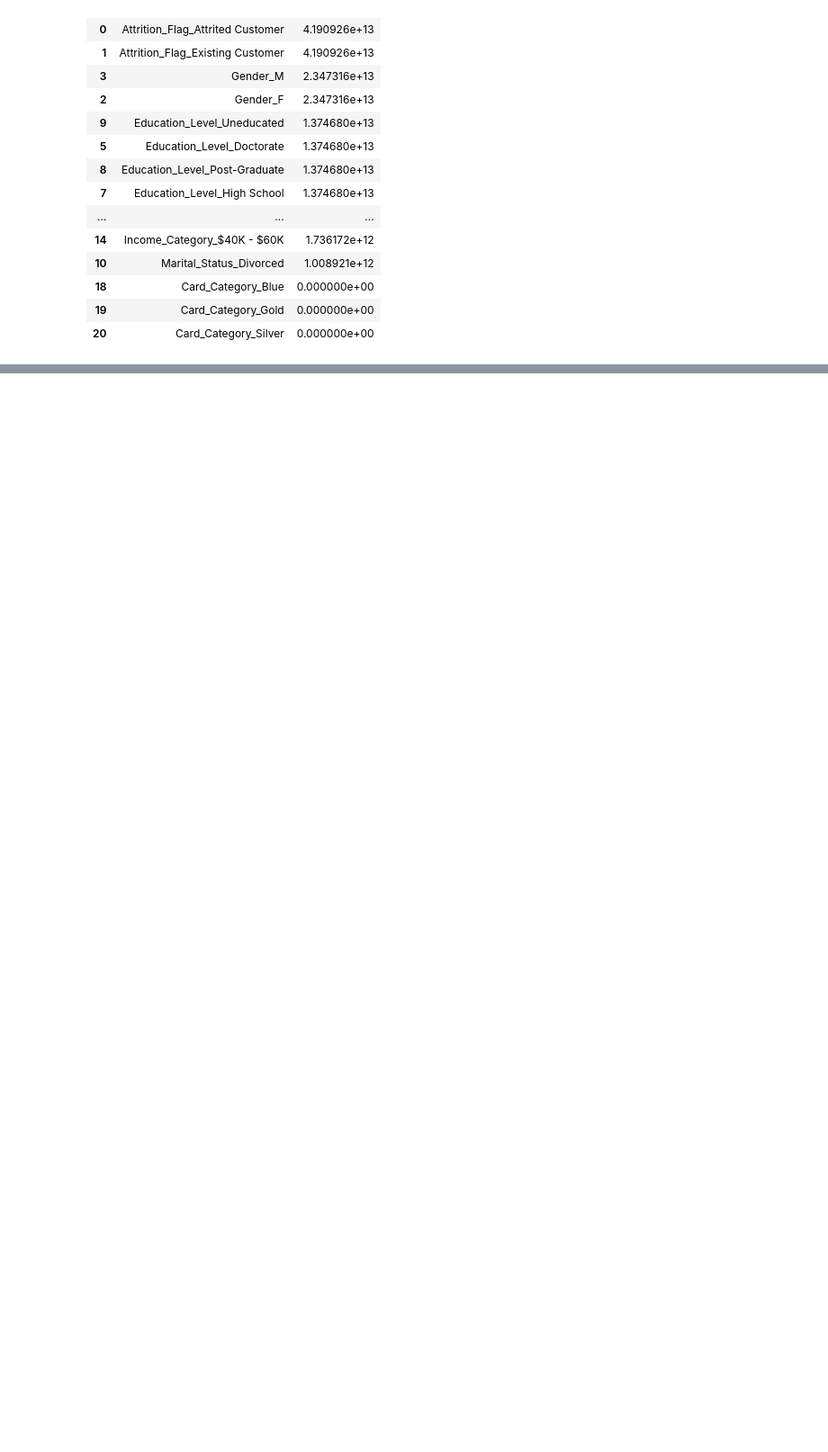
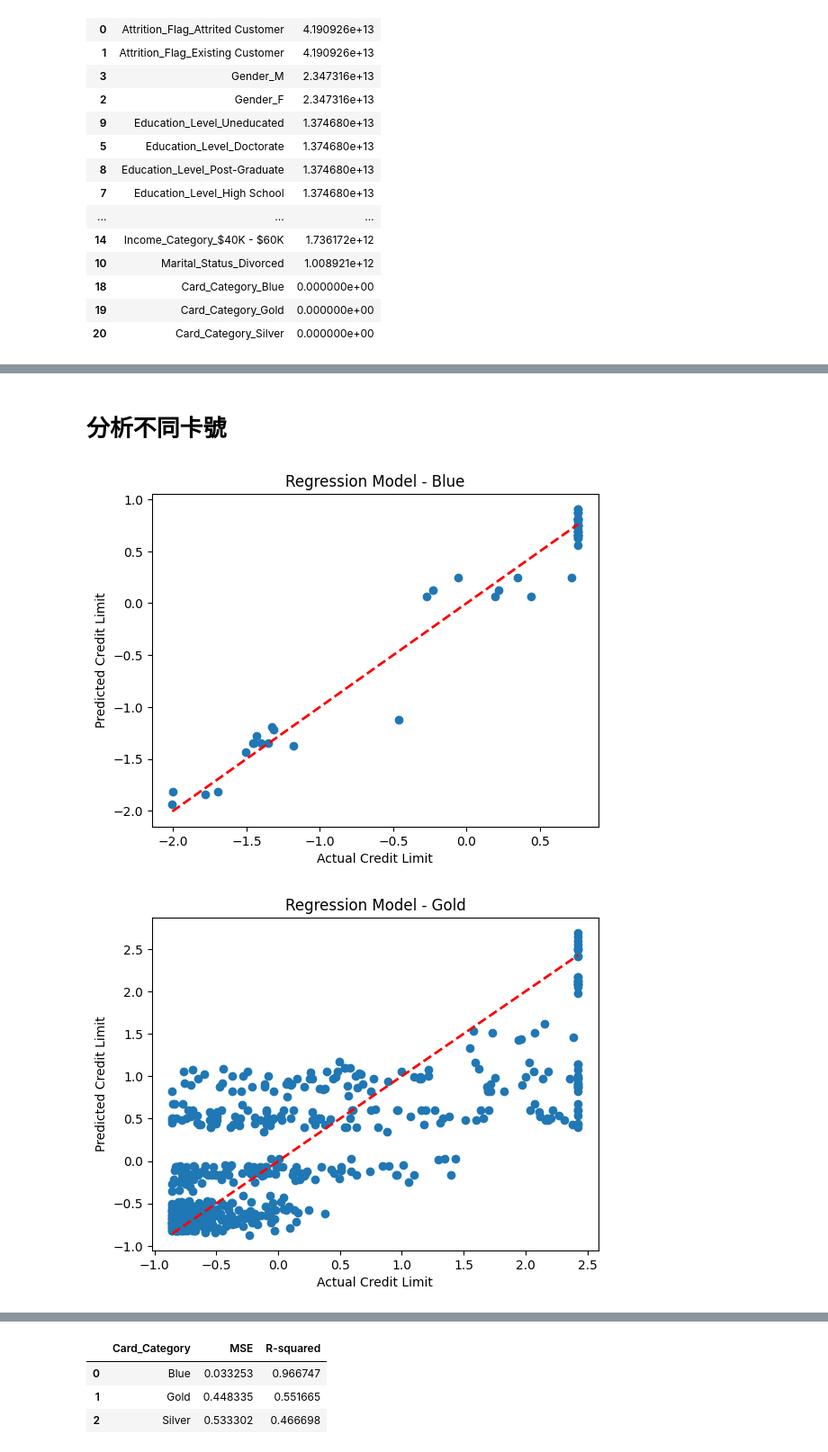
Before and after one commit to whats2000/coding-stuff-I-make-from-learning, a Jupyter notebook: Pythons/statistic/Bank/Bank.ipynb, the cells around one changed output, grey strips where cells are left out. Shown at 90% size. Cells and saved outputs as stored; diff of their text form; code cells hidden in the pictures; blank space fills up the shorter version.

```diff
--- a/Pythons/statistic/Bank/Bank.ipynb
+++ b/Pythons/statistic/Bank/Bank.ipynb
@@ -332,0 +402,66 @@ pd.DataFrame({'feature': X.columns, 'coefficient': abs(model.coef_)}).sort_value
+# %% [markdown]
+# 分析不同卡號
+# %%
+# 根據 Card_Category 分組
+groups = df.groupby('Card_Category')
+
+# 建立空白的結果 DataFrame
+results = pd.DataFrame(columns=['Card_Category', 'MSE', 'R-squared'])
+
+# 迭代每個分組
+for group_name, group_data in groups:
+    # 拆分資料集，將當前群組以外的資料合併
+    other_data = pd.concat([group_data for _, group_data in groups if _ != group_name])
+
+    # 標準化數值特徵變數
+    scaler = StandardScaler()
+    df_scaled = scaler.fit_transform(other_data.select_dtypes(include='float64'))  # 假設數值特徵變數的資料類型為 float64
+
+    # 將標準化後的數值特徵變數轉換為 DataFrame
+    df_scaled = pd.DataFrame(df_scaled, columns=other_data.select_dtypes(include='float64').columns)
+
+    # 獨熱編碼類別特徵變數
+    df_encoded = pd.get_dummies(other_data.select_dtypes(include='object'))  # 假設類別特徵變數的資料類型為 object
+
+    df_scaled.reset_index(drop=True, inplace=True)  # 重新設置索引
+    df_encoded.reset_index(drop=True, inplace=True)  # 重新設置索引
+
+    df_final = pd.concat([df_scaled, df_encoded], axis=1)
+
+    X = df_final.drop('Credit_Limit', axis=1)
+    y = df_final['Credit_Limit']
+
+    # 建立回歸模型
+    model = LinearRegression()
+
+    # 訓練模型
+    model.fit(X, y)
+
+    # 進行預測
+    y_pred = model.predict(X)
+
+    # 計算均方誤差 (MSE)
+    mse = mean_squared_error(y, y_pred)
+
+    # 計算決定係數 (R-squared)
+    r_squared = r2_score(y, y_pred)
+
+    # 繪製預測值和實際值的比較圖
+    plt.scatter(y, y_pred)
+    plt.plot([y.min(), y.max()], [y.min(), y.max()], 'r--', lw=2)
+    plt.xlabel('Actual Credit Limit')
+    plt.ylabel('Predicted Credit Limit')
+    plt.title(f'Regression Model - {group_name}')
+    plt.show()
+
+    # 將結果添加到結果 DataFrame
+    result_row = pd.DataFrame({'Card_Category': [group_name],
+                               'MSE': [mse],
+                               'R-squared': [r_squared]})
+    results = pd.concat([results, result_row], ignore_index=True)
+
+# 顯示結果
+results
+# %% [output]
+[figure, added]
+[figure, added]
@@ -332,0 +469,4 @@ pd.DataFrame({'feature': X.columns, 'coefficient': abs(model.coef_)}).sort_value
+|  | Card_Category | MSE | R-squared |
+| 0 | Blue | 0.033253 | 0.966747 |
+| 1 | Gold | 0.448335 | 0.551665 |
+| 2 | Silver | 0.533302 | 0.466698 |
```
Also changed, not shown: parts of 18 cells of this notebook.
